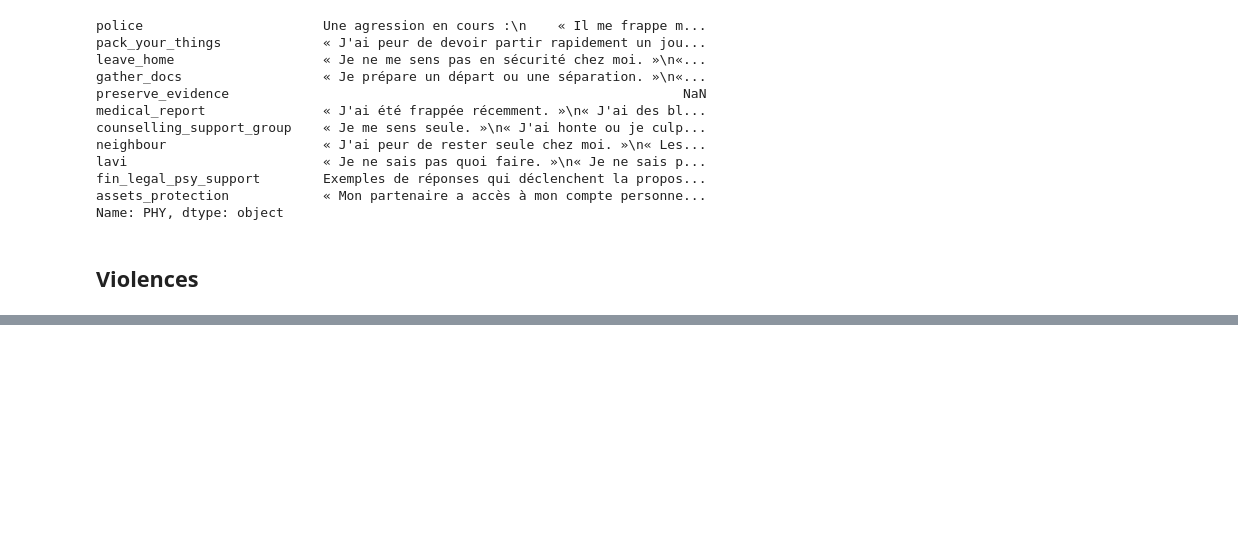
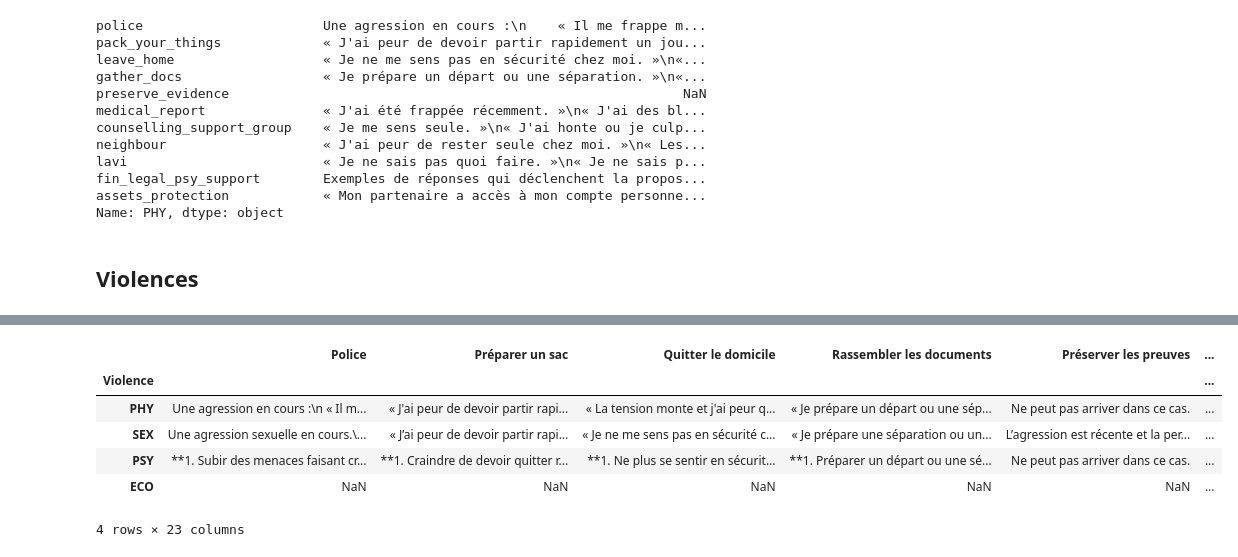
Before and after one commit to Ildsjel-EPFL/Haven, a Jupyter notebook: backend/data/file_creation.ipynb, the cells around one changed output, grey strips where cells are left out. Saved outputs shown, nothing was run; the diff lists cells and outputs as text; code cells hidden in the pictures; blank space fills up the shorter version.

```diff
--- a/backend/data/file_creation.ipynb
+++ b/backend/data/file_creation.ipynb
@@ -447,3 +447,17 @@ violence_df = pd.DataFrame(index=indexes, columns=["criteria"])
 violence_df["criteria"] = violence_criteria
 
 violence_df.to_csv("violence_criteria.csv", index=True, header=True, encoding="utf-8-sig")
+# %%
+import pandas as pd
+
+path = r"Transformative Project - "
+
+path_conditions_violences = path + "Conditions Violences.csv"
+path_conditions_actions = path + "Conditions Actions.csv"
+path_reponses = path + "Réponses.csv"
+
+df_violence = pd.read_csv(path_conditions_violences, index_col=0, encoding="utf-8-sig")
+df_conditions = pd.read_csv(path_conditions_actions, index_col=0, encoding="utf-8-sig")
+df_answers = pd.read_csv(path_reponses, index_col=0, encoding="utf-8-sig")
+
+df_violence
@@ -449,0 +472,10 @@ violence_df.to_csv("violence_criteria.csv", index=True, header=True, encoding="u
+# %%
+df_conditions
+# %% [output]
+|  | Police | Préparer un sac | Quitter le domicile | Rassembler les documents | Préserver les preuves | ... |
+| Violence |  |  |  |  |  | ... |
+| PHY | Une agression en cours :\n « Il m... | « J'ai peur de devoir partir rapi... | « La tension monte et j'ai peur q... | « Je prépare un départ ou une sép... | Ne peut pas arriver dans ce cas. | ... |
+| SEX | Une agression sexuelle en cours.\... | « J’ai peur de devoir partir rapi... | « Je ne me sens pas en sécurité c... | « Je prépare une séparation ou un... | L’agression est récente et la per... | ... |
+| PSY | **1. Subir des menaces faisant cr... | **1. Craindre de devoir quitter r... | **1. Ne plus se sentir en sécurit... | **1. Préparer un départ ou une sé... | Ne peut pas arriver dans ce cas. | ... |
+| ECO | NaN | NaN | NaN | NaN | NaN | ... |
+4 rows × 23 columns
```
Also changed, not shown: parts of 2 cells of this notebook, 16 other files.
